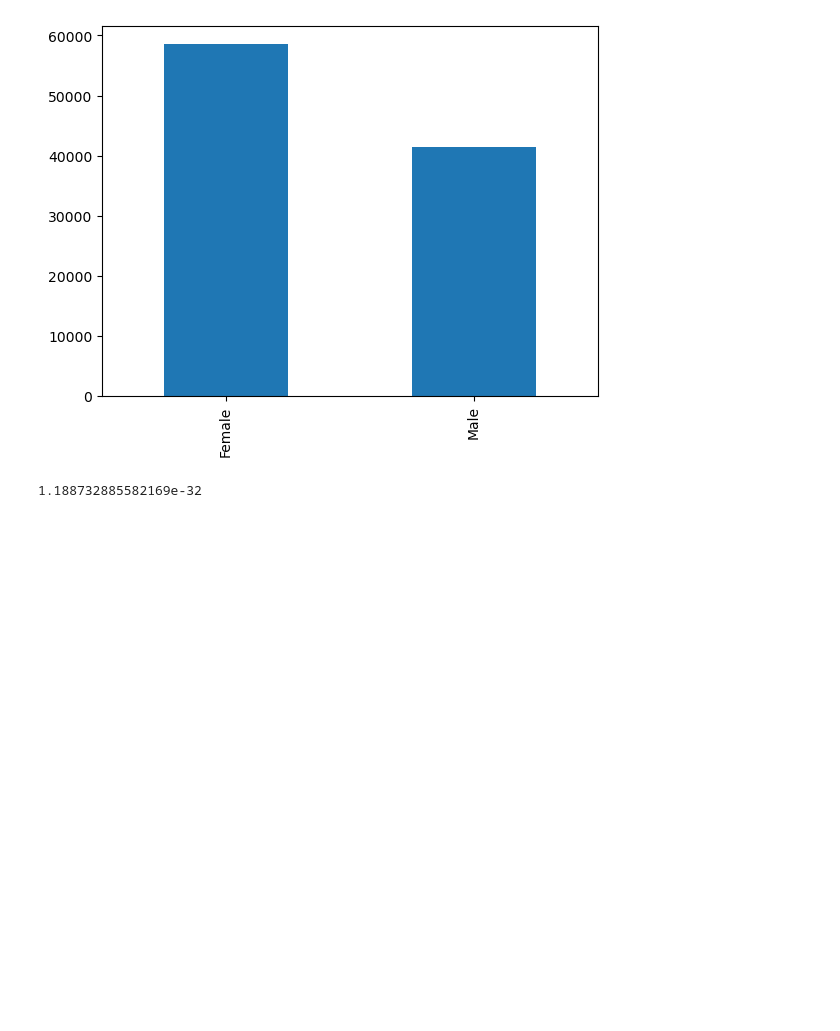
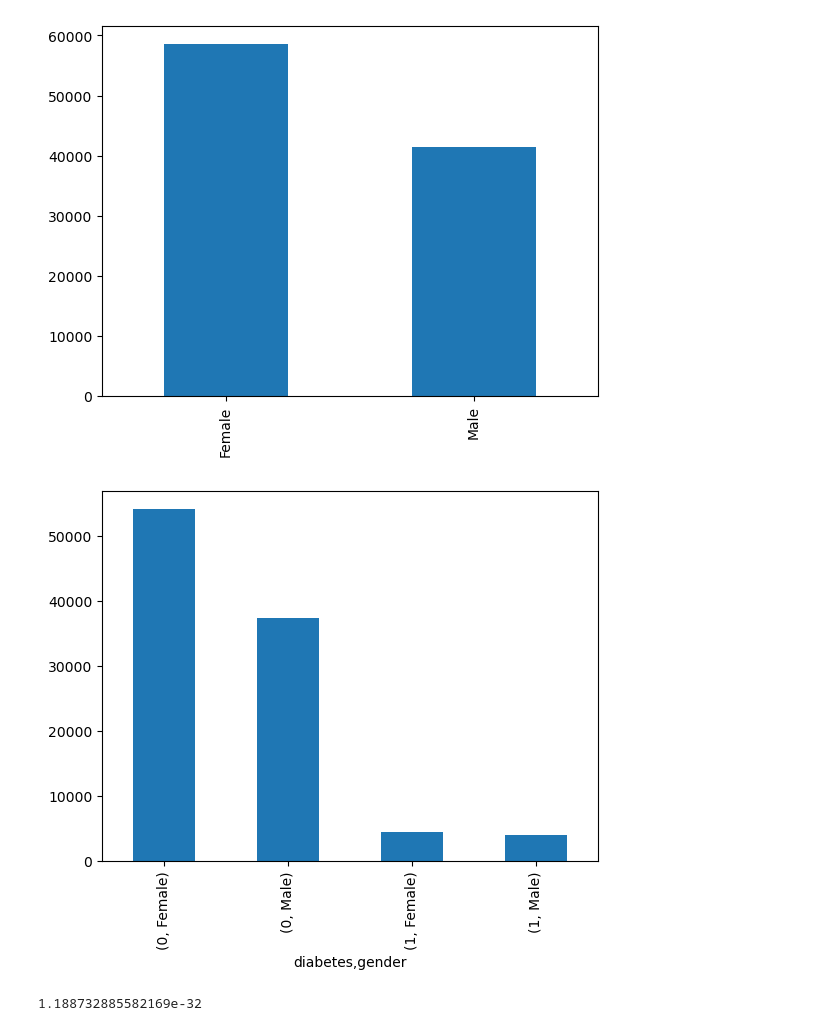
Before and after one commit to NemanjaGojkovic/Diabetes_Prediction, a Jupyter notebook: diabetes_prediction.ipynb, the cells around one changed output. Drawn from its saved outputs; the diff is of its cells as text; code cells hidden in the pictures; blank space fills up the shorter version.

```diff
--- a/diabetes_prediction.ipynb
+++ b/diabetes_prediction.ipynb
@@ -109,6 +109,11 @@ df.gender.value_counts().plot(kind='bar')
 plt.show()
 # %% [output]
 [figure]
+# %%
+df.groupby('diabetes')['gender'].value_counts().plot(kind='bar')
+plt.show()
+# %% [output]
+[figure, added]
 # %%
 from scipy.stats import chi2_contingency
 ops = pd.crosstab(df.diabetes, df.gender)
```
Also changed, not shown: parts of 15 cells of this notebook.
